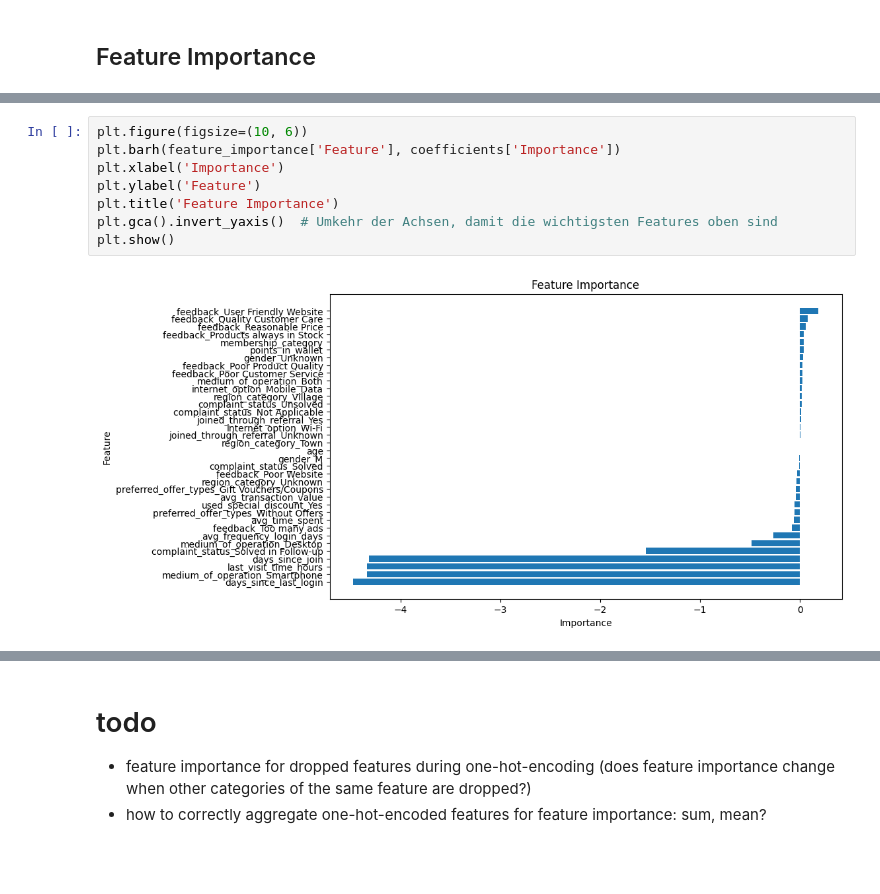
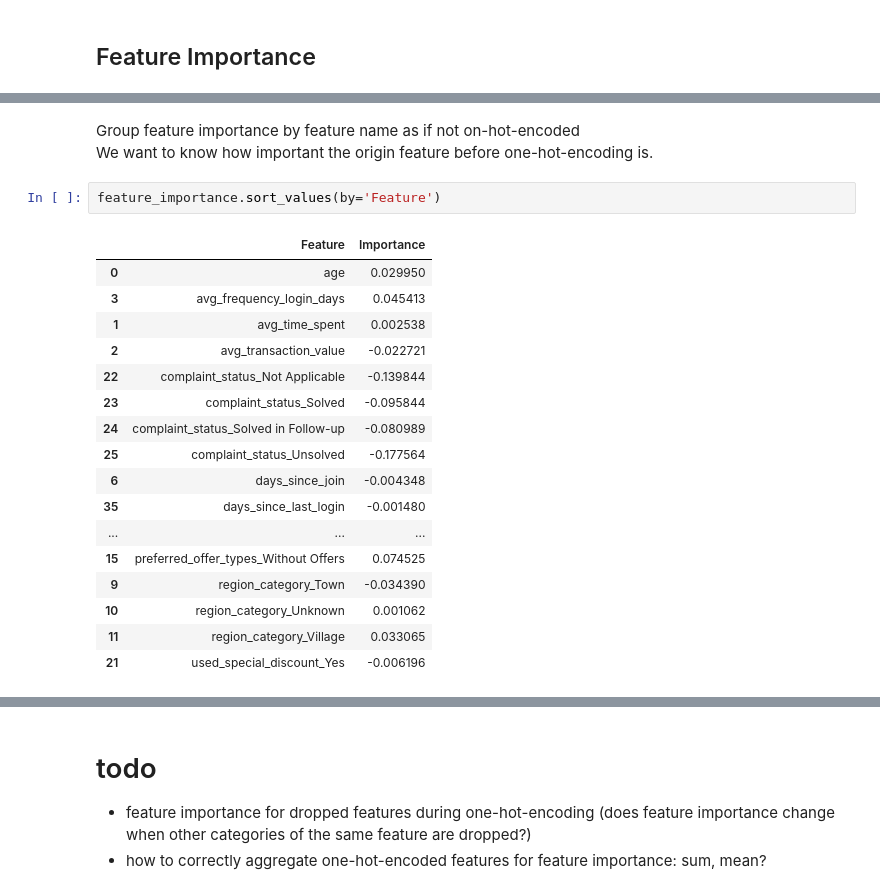
Before and after one commit to forster-j/churn-prediction, a Jupyter notebook: 05_01_logreg.ipynb, the cells around one changed output, grey strips where cells are left out. Saved outputs shown, nothing was run; the diff lists cells and outputs as text; blank space fills up the shorter version.

```diff
--- a/05_01_logreg.ipynb
+++ b/05_01_logreg.ipynb
@@ -136,10 +177,23 @@ Feature Importance:
-# %%
-plt.figure(figsize=(10, 6))
-plt.barh(feature_importance['Feature'], coefficients['Importance'])
-plt.xlabel('Importance')
-plt.ylabel('Feature')
-plt.title('Feature Importance')
-plt.gca().invert_yaxis()  # Umkehr der Achsen, damit die wichtigsten Features oben sind
-plt.show()
-# %% [output]
-[figure, removed]
+# %% [markdown]
+Group feature importance by feature name as if not on-hot-encoded
+We want to know how important the origin feature before one-hot-encoding is.
+# %%
+feature_importance.sort_values(by='Feature')
+# %% [output]
+|  | Feature | Importance |
+| 0 | age | 0.029950 |
+| 3 | avg_frequency_login_days | 0.045413 |
+| 1 | avg_time_spent | 0.002538 |
+| 2 | avg_transaction_value | -0.022721 |
+| 22 | complaint_status_Not Applicable | -0.139844 |
+| 23 | complaint_status_Solved | -0.095844 |
+| 24 | complaint_status_Solved in Follow-up | -0.080989 |
+| 25 | complaint_status_Unsolved | -0.177564 |
+| 6 | days_since_join | -0.004348 |
+| 35 | days_since_last_login | -0.001480 |
+| ... | ... | ... |
+| 15 | preferred_offer_types_Without Offers | 0.074525 |
+| 9 | region_category_Town | -0.034390 |
+| 10 | region_category_Unknown | 0.001062 |
+| 11 | region_category_Village | 0.033065 |
+| 21 | used_special_discount_Yes | -0.006196 |
```
Also changed, not shown: parts of 17 cells of this notebook, 1 other file.
